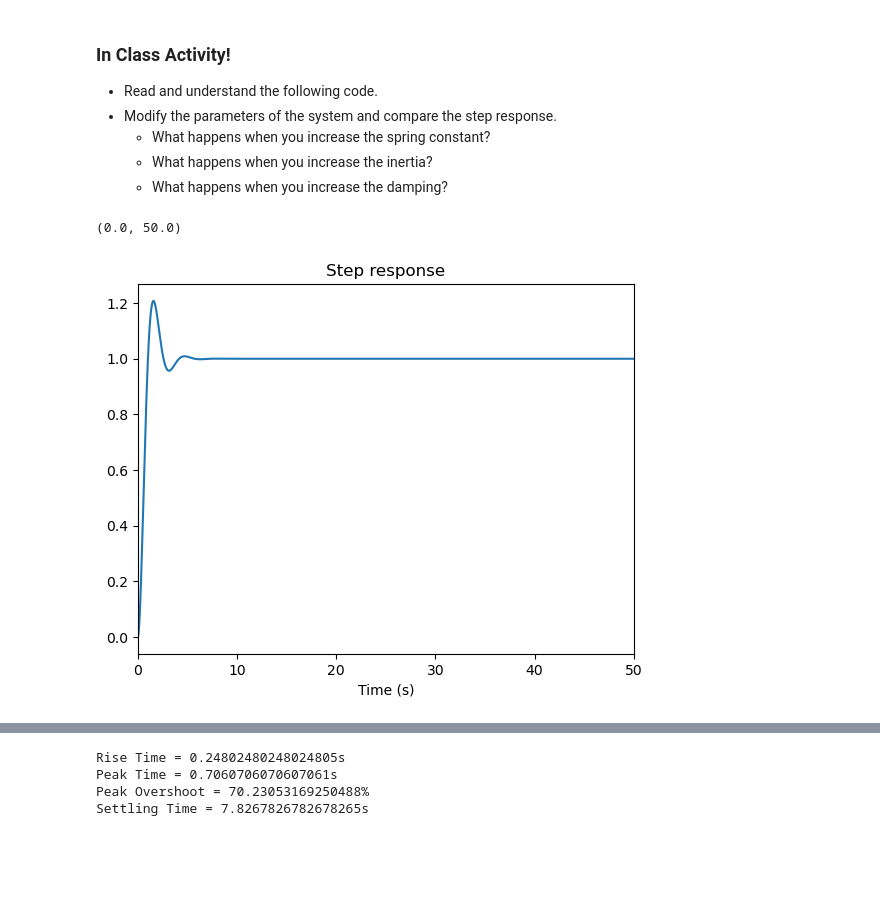
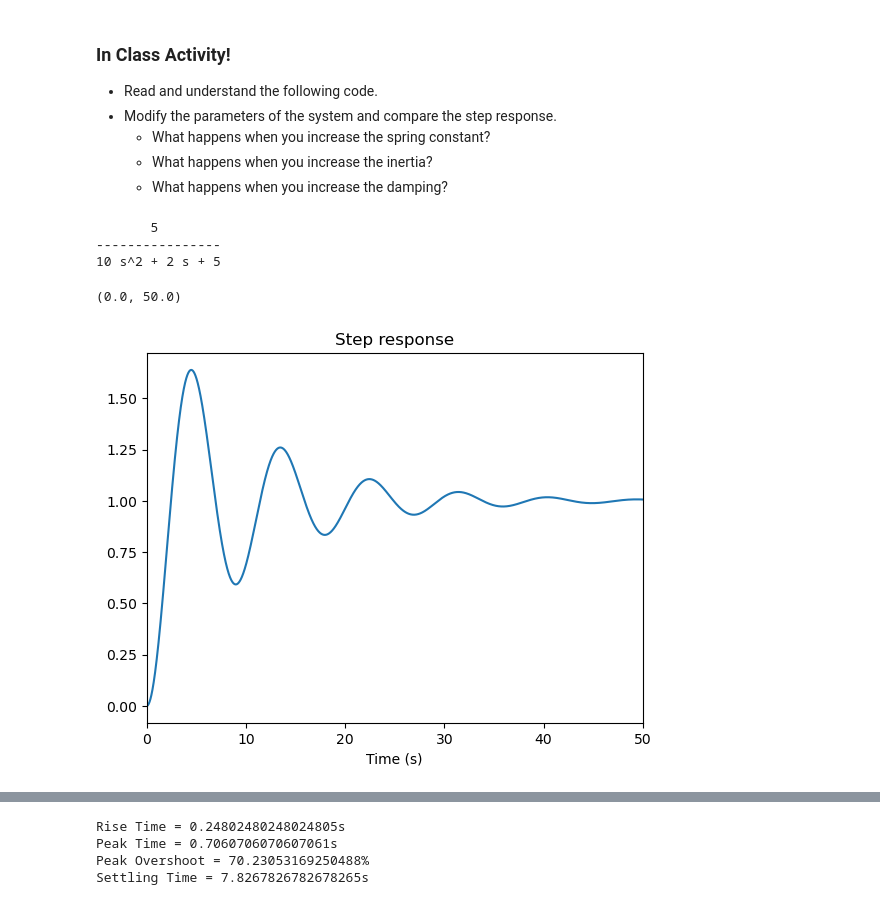
Before and after one commit to arneUofC/ENEL441Unit1, a Jupyter notebook: Unit 1 - Transfer Functions.ipynb, the cells around one changed output, grey strips where cells are left out. Saved outputs shown, nothing was run; the diff lists cells and outputs as text; code cells hidden in the pictures; blank space fills up the shorter version.

```diff
--- a/Unit 1 - Transfer Functions.ipynb
+++ b/Unit 1 - Transfer Functions.ipynb
@@ -263,29 +263,33 @@ import control as ct
 import enel441_utilities as eu
 # %%
 # set system parameters
-J = 1
+J = 10
 k = 5
 b = 2
 
 # construct arrays to define numerator and denominator. Use powers of s: a_3s^3 + a_2s^2 + a_1s + a_0
 # corresponds to array: [a_3, a_2, a_1, a_0]
 num = np.array([k])
 den = np.array([J, b, k])
 G = ct.tf(num,den)
+print(G)
 
 # generate the data
 N = 10000   #number of points
 Tf = 50     #time in seconds of simulation
 t = np.linspace(0,Tf,N)
 
 step_data = ct.step_response(G,T=t)
 
 fig, ax = plt.subplots(1,1)
 ax.plot(t,np.squeeze(step_data.y), label='Step Response')
 ax.set_title(r'Step response')
 ax.set_xlabel('Time (s)')
 ax.set_xlim(t[0], t[-1])
 # %% [output]
-(0.0, 50.0)
+       5
+----------------
+10 s^2 + 2 s + 5
+(0.0, 50.0)
-[figure, old version]
+[figure, new version]
 # %% [markdown]
```
Also changed, not shown: parts of 44 cells of this notebook, 1 other file.
